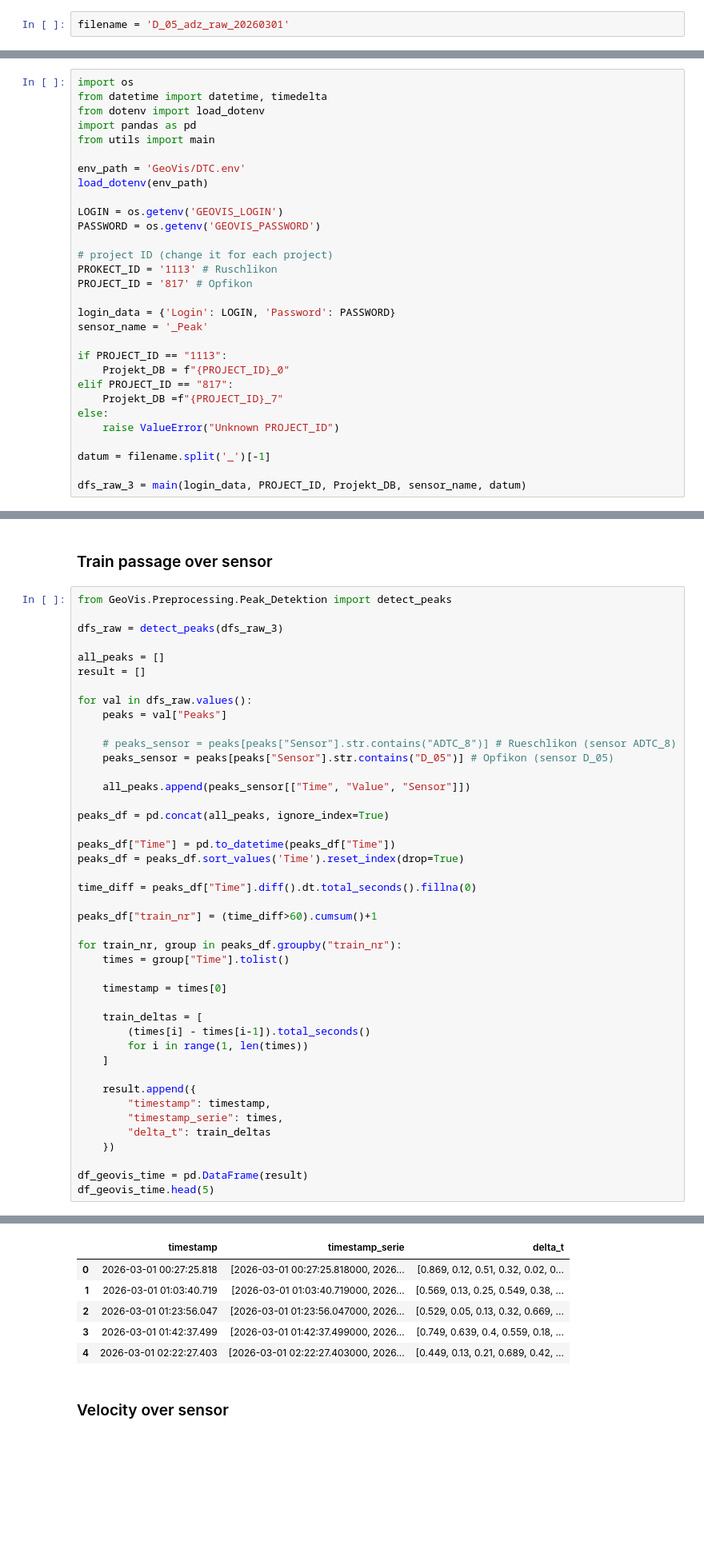
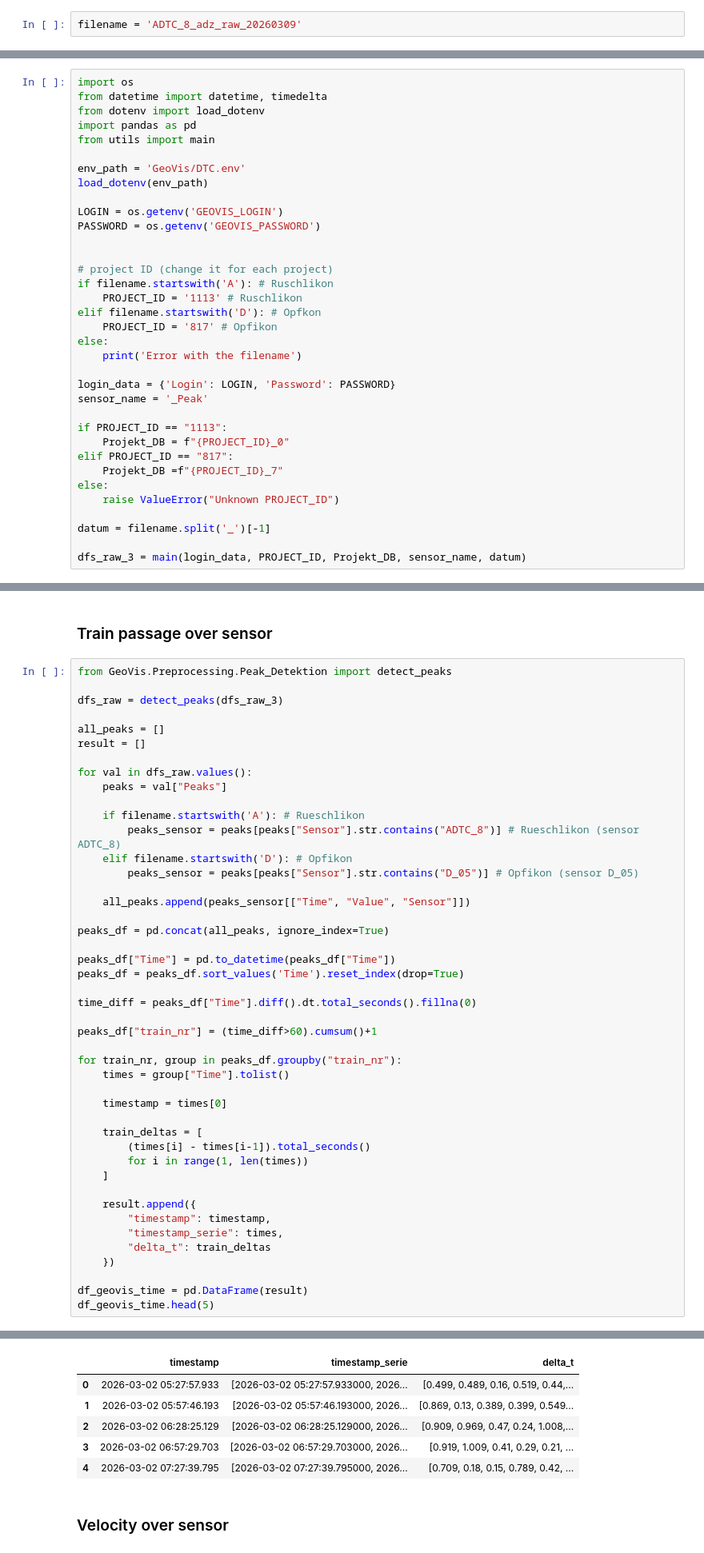
Before and after one commit to TheoR14/RailwAI, a Jupyter notebook: code/01.ipynb, the cells around one changed output, grey strips where cells are left out. Shown at 80% size. Cells and saved outputs as stored; diff of their text form; blank space fills up the shorter version.

```diff
--- a/code/01.ipynb
+++ b/code/01.ipynb
@@ -1,7 +1,7 @@
 # %% [markdown]
 ## Download raw files and transform them in readable CSV
 # %%
-filename = 'D_05_adz_raw_20260301'
+filename = 'ADTC_8_adz_raw_20260309'
 # %%
 from data_download import downloader
 from data_decoder import decoder
@@ -75,9 +93,14 @@ load_dotenv(env_path)
 LOGIN = os.getenv('GEOVIS_LOGIN')
 PASSWORD = os.getenv('GEOVIS_PASSWORD')
 
+
 # project ID (change it for each project)
-PROKECT_ID = '1113' # Ruschlikon
-PROJECT_ID = '817' # Opfikon
+if filename.startswith('A'): # Ruschlikon
+    PROJECT_ID = '1113' # Ruschlikon
+elif filename.startswith('D'): # Opfkon
+    PROJECT_ID = '817' # Opfikon
+else:
+    print('Error with the filename')
 
 login_data = {'Login': LOGIN, 'Password': PASSWORD}
 sensor_name = '_Peak'
@@ -112,46 +138,48 @@ result = []
 for val in dfs_raw.values():
     peaks = val["Peaks"]
 
-    # peaks_sensor = peaks[peaks["Sensor"].str.contains("ADTC_8")] # Rueschlikon (sensor ADTC_8)
-    peaks_sensor = peaks[peaks["Sensor"].str.contains("D_05")] # Opfikon (sensor D_05)
+    if filename.startswith('A'): # Rueschlikon
+        peaks_sensor = peaks[peaks["Sensor"].str.contains("ADTC_8")] # Rueschlikon (sensor ADTC_8)
+    elif filename.startswith('D'): # Opfikon
+        peaks_sensor = peaks[peaks["Sensor"].str.contains("D_05")] # Opfikon (sensor D_05)
 
     all_peaks.append(peaks_sensor[["Time", "Value", "Sensor"]])
 
 peaks_df = pd.concat(all_peaks, ignore_index=True)
 
 peaks_df["Time"] = pd.to_datetime(peaks_df["Time"])
 peaks_df = peaks_df.sort_values('Time').reset_index(drop=True)
 
 time_diff = peaks_df["Time"].diff().dt.total_seconds().fillna(0)
 
 peaks_df["train_nr"] = (time_diff>60).cumsum()+1
 
 for train_nr, group in peaks_df.groupby("train_nr"):
     times = group["Time"].tolist()
 
     timestamp = times[0]
 
     train_deltas = [
         (times[i] - times[i-1]).total_seconds()
         for i in range(1, len(times))
     ]
 
     result.append({
         "timestamp": timestamp,
         "timestamp_serie": times,
         "delta_t": train_deltas
     })
 
 df_geovis_time = pd.DataFrame(result)
 df_geovis_time.head(5)
 # %% [output]
 Peak Detektion abgeschlossen.
 |  | timestamp | timestamp_serie | delta_t |
-| 0 | 2026-03-01 00:27:25.818 | [2026-03-01 00:27:25.818000, 2026... | [0.869, 0.12, 0.51, 0.32, 0.02, 0... |
-| 1 | 2026-03-01 01:03:40.719 | [2026-03-01 01:03:40.719000, 2026... | [0.569, 0.13, 0.25, 0.549, 0.38, ... |
-| 2 | 2026-03-01 01:23:56.047 | [2026-03-01 01:23:56.047000, 2026... | [0.529, 0.05, 0.13, 0.32, 0.669, ... |
-| 3 | 2026-03-01 01:42:37.499 | [2026-03-01 01:42:37.499000, 2026... | [0.749, 0.639, 0.4, 0.559, 0.18, ... |
-| 4 | 2026-03-01 02:22:27.403 | [2026-03-01 02:22:27.403000, 2026... | [0.449, 0.13, 0.21, 0.689, 0.42, ... |
+| 0 | 2026-03-02 05:27:57.933 | [2026-03-02 05:27:57.933000, 2026... | [0.499, 0.489, 0.16, 0.519, 0.44,... |
+| 1 | 2026-03-02 05:57:46.193 | [2026-03-02 05:57:46.193000, 2026... | [0.869, 0.13, 0.389, 0.399, 0.549... |
+| 2 | 2026-03-02 06:28:25.129 | [2026-03-02 06:28:25.129000, 2026... | [0.909, 0.969, 0.47, 0.24, 1.008,... |
+| 3 | 2026-03-02 06:57:29.703 | [2026-03-02 06:57:29.703000, 2026... | [0.919, 1.009, 0.41, 0.29, 0.21, ... |
+| 4 | 2026-03-02 07:27:39.795 | [2026-03-02 07:27:39.795000, 2026... | [0.709, 0.18, 0.15, 0.789, 0.42, ... |
 # %% [markdown]
 ### Velocity over sensor
 # %%
```
Also changed, not shown: parts of 11 cells of this notebook, 55 other files.
